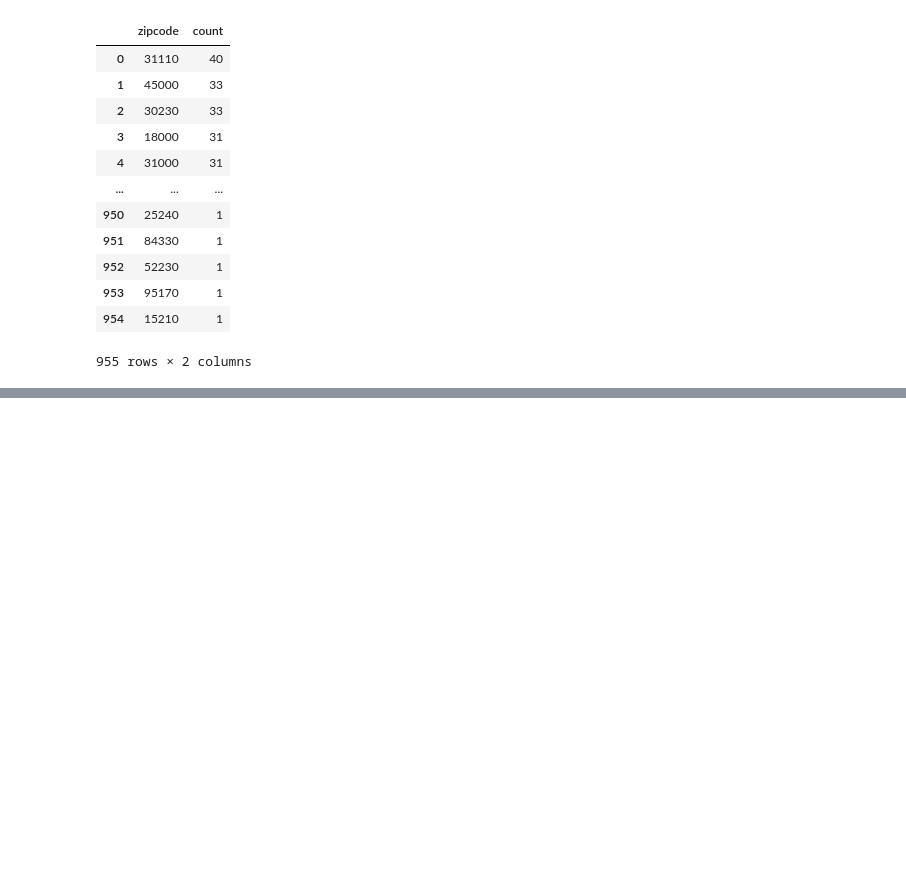
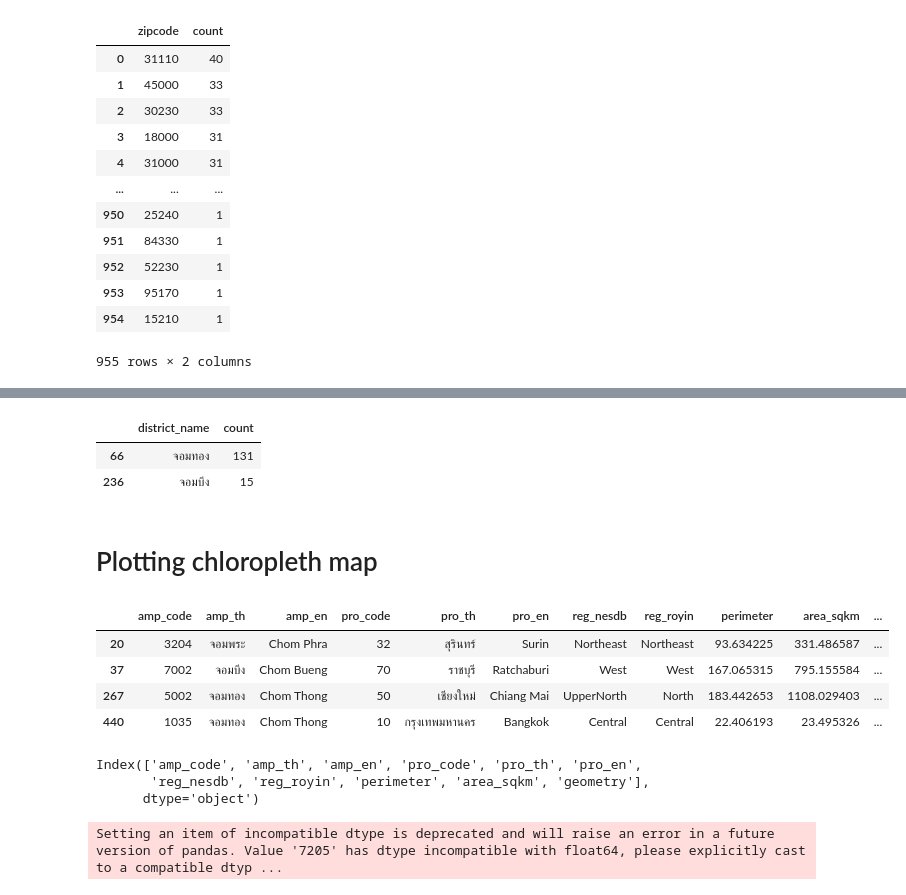
Before and after one commit to konrawit13/nct_distr, a Jupyter notebook: dist-report_v5.ipynb, the cells around one changed output, grey strips where cells are left out. Cells and saved outputs as stored; diff of their text form; code cells hidden in the pictures; blank space fills up the shorter version.

```diff
--- a/dist-report_v5.ipynb
+++ b/dist-report_v5.ipynb
@@ -690,0 +935,8 @@ merge3.loc[merge3['zipcode'] ==31110]
+# %%
+agg1_ct.loc[agg1_ct['district_name'].str.contains('จอม')]
+# %% [output]
+|  | district_name | count |
+| 66 | จอมทอง | 131 |
+| 236 | จอมบึง | 15 |
+# %% [markdown]
+<h1>Plotting chloropleth map</h1>
@@ -690,0 +972,18 @@ merge3.loc[merge3['zipcode'] ==31110]
+# %%
+gdf.loc[gdf['amp_th'].str.contains('จอม')]
+# %% [output]
+|  | amp_code | amp_th | amp_en | pro_code | pro_th | pro_en | reg_nesdb | reg_royin | perimeter | area_sqkm | ... |
+| 20 | 3204 | จอมพระ | Chom Phra | 32 | สุรินทร์ | Surin | Northeast | Northeast | 93.634225 | 331.486587 | ... |
+| 37 | 7002 | จอมบึง | Chom Bueng | 70 | ราชบุรี | Ratchaburi | West | West | 167.065315 | 795.155584 | ... |
+| 267 | 5002 | จอมทอง | Chom Thong | 50 | เชียงใหม่ | Chiang Mai | UpperNorth | North | 183.442653 | 1108.029403 | ... |
+| 440 | 1035 | จอมทอง | Chom Thong | 10 | กรุงเทพมหานคร | Bangkok | Central | Central | 22.406193 | 23.495326 | ... |
+# %%
+gdf.columns
+# %% [output]
+Index(['amp_code', 'amp_th', 'amp_en', 'pro_code', 'pro_th', 'pro_en',
+       'reg_nesdb', 'reg_royin', 'perimeter', 'area_sqkm', 'geometry'],
+      dtype='object')
+# %%
+wran_district3 = ampcode_lookup(wran_district2, gdf)
+# %% [output]
+Setting an item of incompatible dtype is deprecated and will raise an error in a future version of pandas. Value '7205' has dtype incompatible with float64, please explicitly cast to a compatible dtyp ...
```
Also changed, not shown: parts of 71 cells of this notebook.
